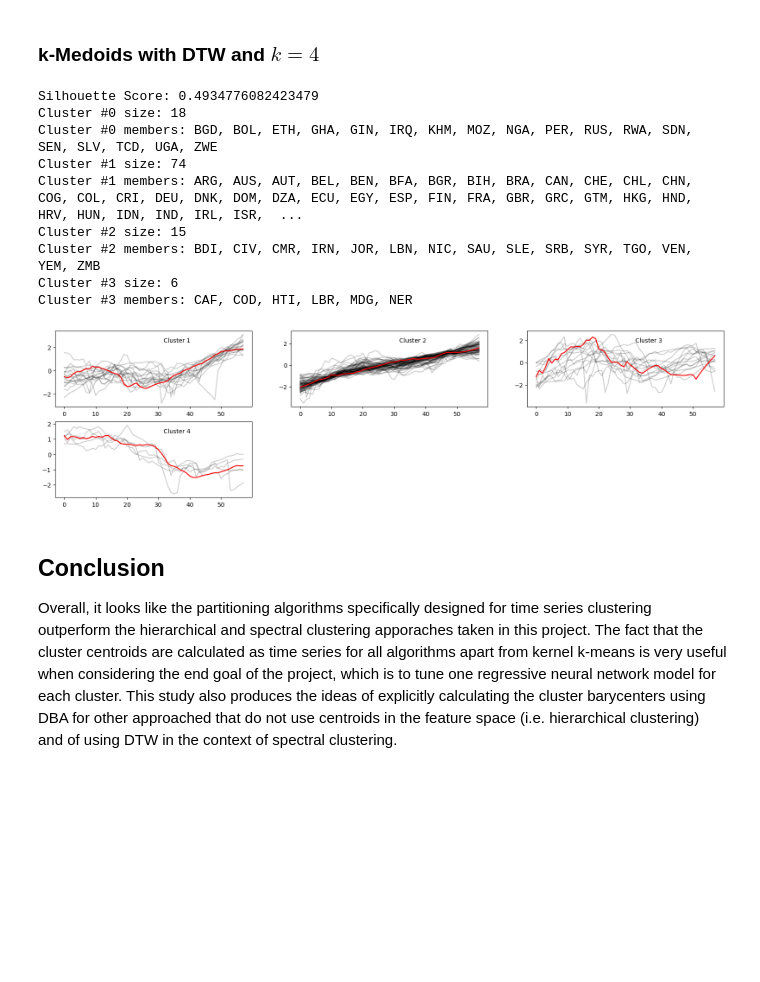
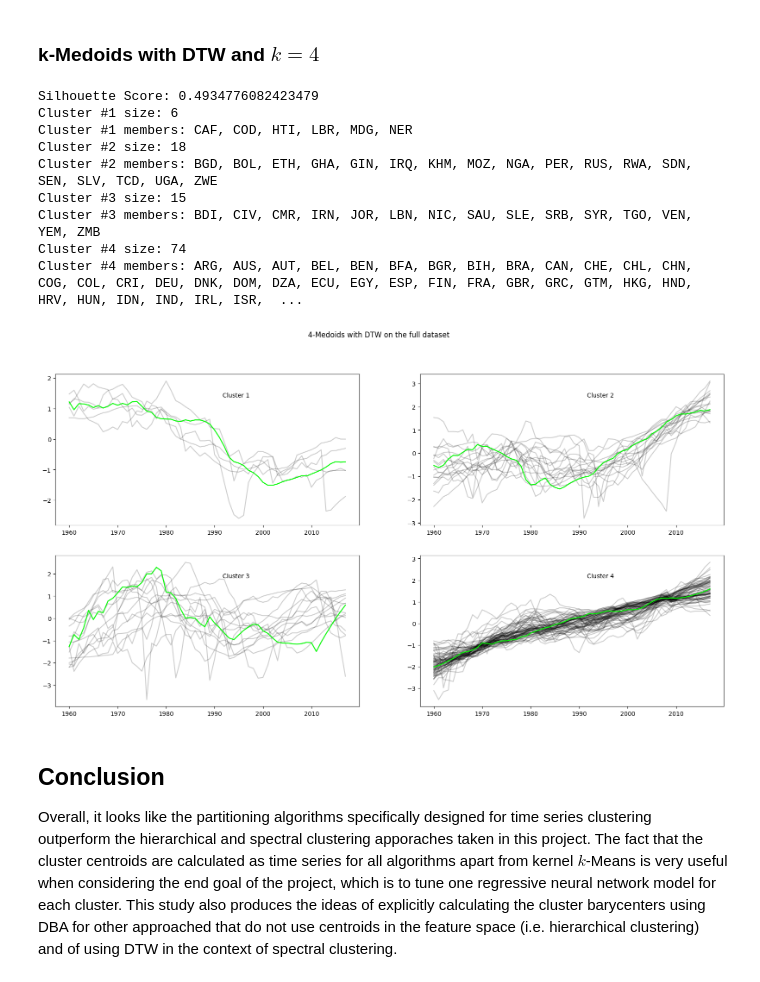
Before and after one commit to GeorgeKontos14/HPB-Economy, a Jupyter notebook: partitional_clustering.ipynb, the cells around one changed output. Drawn from its saved outputs; the diff is of its cells as text; code cells hidden in the pictures; blank space fills up the shorter version.

```diff
--- a/partitional_clustering.ipynb
+++ b/partitional_clustering.ipynb
@@ -72,5 +75,5 @@ In order to determine which of the above algorithms is better for this task and
 As all algorithms are sensitive to initialization, each algorithm is initialized 25 times and the best performance of the 25 iterations is then kept.
 # %%
 k_arr = np.arange(3, 10)
-n_init=25
+n_init=100
 # %% [markdown]
@@ -153,22 +166,34 @@ Cluster #3 members: BDI, CIV, CMR, JOR, LBN, NIC, SAU, SLE, SRB, SYR, TGO, VEN,
 # %% [markdown]
 ### k-Medoids with DTW and $k=4$
 # %%
-y_kmed, cluster_centers_kmed = TimeSeriesPartitions.kmedoids_dtw(scaled_df, k_opt, n_init)
+y_kmed, cluster_centers_kmed = TimeSeriesPartitions.kmedoids_dtw(scaled_df, 4, n_init)
 
 score_kmed = silhouette_score(scaled_df, y_kmed)
-clusters_kmed = VisualUtils.show_clustering(names, k_opt, scaled_data, cluster_centers_kmed, y_kmed, score_kmed)
+clusters_kmed = VisualUtils.show_clustering(
+    names,
+    4,
+    scaled_data,
+    cluster_centers_kmed,
+    y_kmed,
+    score_kmed,
+    2,
+    2,
+    start_year,
+    T,
+    "4-Medoids with DTW on the full dataset"
+)
 # %% [output]
 Silhouette Score: 0.4934776082423479
-Cluster #0 size: 18
-Cluster #0 members: BGD, BOL, ETH, GHA, GIN, IRQ, KHM, MOZ, NGA, PER, RUS, RWA, SDN, SEN, SLV, TCD, UGA, ZWE
-Cluster #1 size: 74
-Cluster #1 members: ARG, AUS, AUT, BEL, BEN, BFA, BGR, BIH, BRA, CAN, CHE, CHL, CHN, COG, COL, CRI, DEU, DNK, DOM, DZA, ECU, EGY, ESP, FIN, FRA, GBR, GRC, GTM, HKG, HND, HRV, HUN, IDN, IND, IRL, ISR,  ...
-Cluster #2 size: 15
-Cluster #2 members: BDI, CIV, CMR, IRN, JOR, LBN, NIC, SAU, SLE, SRB, SYR, TGO, VEN, YEM, ZMB
-Cluster #3 size: 6
-Cluster #3 members: CAF, COD, HTI, LBR, MDG, NER
+Cluster #1 size: 6
+Cluster #1 members: CAF, COD, HTI, LBR, MDG, NER
+Cluster #2 size: 18
+Cluster #2 members: BGD, BOL, ETH, GHA, GIN, IRQ, KHM, MOZ, NGA, PER, RUS, RWA, SDN, SEN, SLV, TCD, UGA, ZWE
+Cluster #3 size: 15
+Cluster #3 members: BDI, CIV, CMR, IRN, JOR, LBN, NIC, SAU, SLE, SRB, SYR, TGO, VEN, YEM, ZMB
+Cluster #4 size: 74
+Cluster #4 members: ARG, AUS, AUT, BEL, BEN, BFA, BGR, BIH, BRA, CAN, CHE, CHL, CHN, COG, COL, CRI, DEU, DNK, DOM, DZA, ECU, EGY, ESP, FIN, FRA, GBR, GRC, GTM, HKG, HND, HRV, HUN, IDN, IND, IRL, ISR,  ...
-[figure, old version]
+[figure, new version]
 # %% [markdown]
 ## Conclusion
 
-Overall, it looks like the partitioning algorithms specifically designed for time series clustering outperform the hierarchical and spectral clustering apporaches taken in this project. The fact that the cluster centroids are calculated as time series for all algorithms apart from kernel k-means is very useful when considering the end goal of the project, which is to tune one regressive neural network model for each cluster. This study also produces the ideas of explicitly calculating the cluster barycenters using DBA for other approached that do not use centroids in the feature space (i.e. hierarchical clustering) and of using DTW in the context of spectral clustering.
+Overall, it looks like the partitioning algorithms specifically designed for time series clustering outperform the hierarchical and spectral clustering apporaches taken in this project. The fact that the cluster centroids are calculated as time series for all algorithms apart from kernel $k$-Means is very useful when considering the end goal of the project, which is to tune one regressive neural network model for each cluster. This study also produces the ideas of explicitly calculating the cluster barycenters using DBA for other approached that do not use centroids in the feature space (i.e. hierarchical clustering) and of using DTW in the context of spectral clustering.
```
Also changed, not shown: parts of 14 cells of this notebook, 19 other files.
